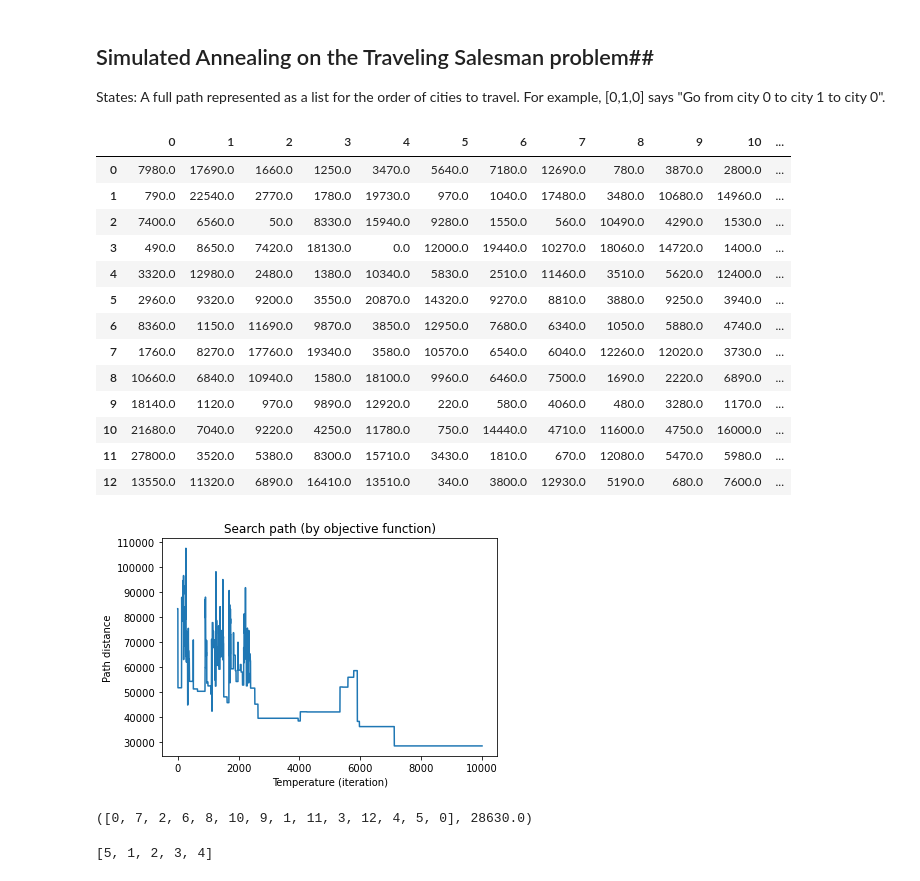
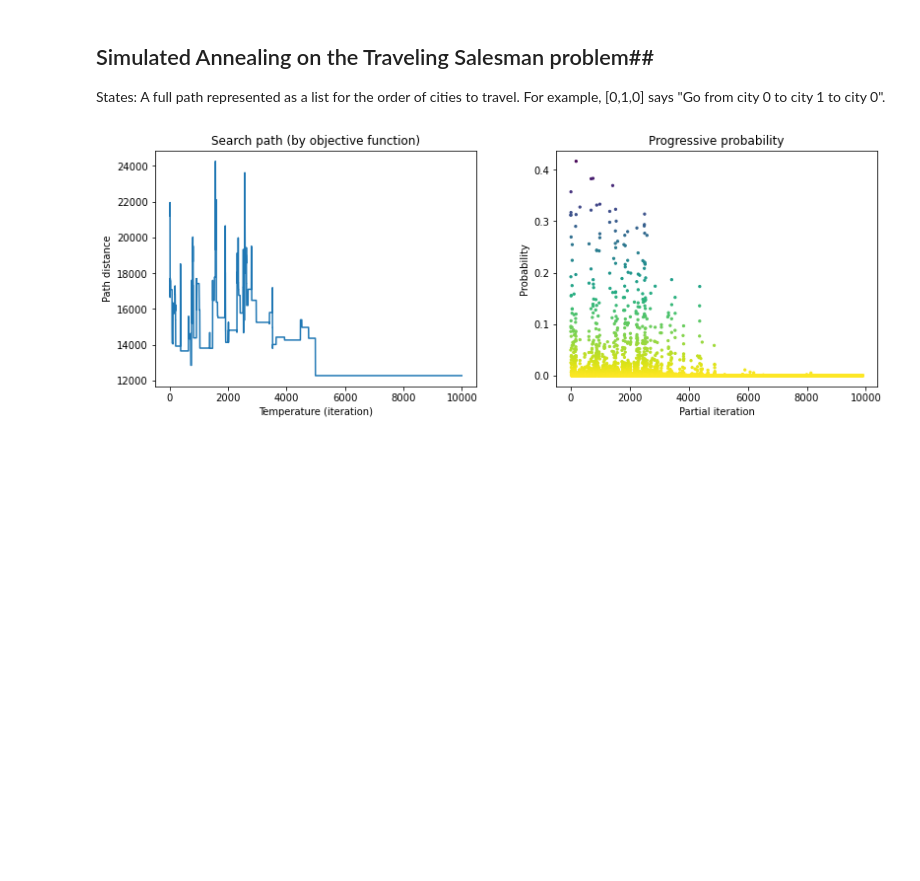
Before and after one commit to mstrand1/Traveling-salesman-problem-271P-, a Jupyter notebook: Simulated Annealing on Traveling Salesman 271P.ipynb, the cells around one changed output. Drawn from its saved outputs; the diff is of its cells as text; code cells hidden in the pictures; blank space fills up the shorter version.

```diff
--- a/Simulated Annealing on Traveling Salesman 271P.ipynb
+++ b/Simulated Annealing on Traveling Salesman 271P.ipynb
@@ -8,7 +8,7 @@ import random
 import pandas as pd
 import matplotlib.pyplot as plt
 
-def SA_TS(dist_mat, T, start_city, mean, sigma):
+def SA_TS(dist_mat, T, start_city, mean, sigma, temp_penalty):
 
     # Total distance for current path
     def objective_function(dist_mat, state):
@@ -31,6 +31,8 @@ def SA_TS(dist_mat, T, start_city, mean, sigma):
     initial.remove(start_city)
     initial.insert(0,start_city)
     initial.append(start_city)
+
+    p_array = []
     distance_array = []
 
     path = initial
@@ -41,8 +43,8 @@ def SA_TS(dist_mat, T, start_city, mean, sigma):
     for t in range(T,1,-1):
 
         distance_array.append(current_distance)
+
         new_path = switch_two_cities(path)
-
         new_distance = objective_function(dist_mat, new_path)
         E = current_distance - new_distance
 
@@ -57,63 +59,55 @@ def SA_TS(dist_mat, T, start_city, mean, sigma):
 
         else:
 
-            temp = (t+1)/T
-            Z = (E-mean)/sigma
-            p = np.exp(Z/temp)
+            temp = (t+1)/(temp_penalty*T)
+            Z = (E-mean)/sigma # allows temp to scale probability smoothly
+            p = np.exp(Z/temp) # probability of keeping bad new path -> 0 as time goes on
+            p_array.append(p)
 
+            # roll whether to keep longer new path anyway
             if np.random.binomial(1, p) == 1:
                 current_distance = new_distance
                 path = new_path
 
+
+    fig, axes = plt.subplots(1, 2, figsize=(12, 5))
+    fig.tight_layout(pad = 5)
+
+    plt.subplot(1, 2, 1)
     plt.plot(distance_array)
     plt.title('Search path (by objective function)')
     plt.ylabel('Path distance')
     plt.xlabel('Temperature (iteration)')
+    plt.subplot(1,2,2)
+    plt.scatter(np.arange(len(p_array)), p_array, s=5, c = p_array, cmap='viridis_r')
+    plt.title('Progressive probability')
+    plt.ylabel('Probability')
+    plt.xlabel('Partial iteration')
     plt.show()
 
     return best_path, best_distance
 # %%
 import numpy as np
 import pandas as pd
 
 def write_distance_matrix(n, mean, sigma):
     distance_matrix = np.zeros((n, n))
 
     for row in range(n):
         for col in range(n):
             distance = 0
             while distance <= 0:
                 distance = np.random.normal(mean, sigma)
                 distance_matrix[row][col] = round(distance,-1)
     return distance_matrix
 
 T = 10000
 mean = 100
-sigma = 10000
-distance_matrix = pd.DataFrame(write_distance_matrix(13, mean, sigma))
-display(distance_matrix)
+sigma = 1000
+temp_penalty = 0.85
+distance_matrix = pd.DataFrame(write_distance_matrix(26, mean, sigma))
+#display(distance_matrix)
 
-SA_TS(distance_matrix.to_numpy(), T, start_city = 0, mean = sigma, sigma = sigma)
+[x,y] = SA_TS(distance_matrix.to_numpy(), T, start_city = 0, mean = sigma, sigma = sigma, temp_penalty = temp_penalty)
 # %% [output]
-|  | 0 | 1 | 2 | 3 | 4 | 5 | 6 | 7 | 8 | 9 | 10 | ... |
-| 0 | 7980.0 | 17690.0 | 1660.0 | 1250.0 | 3470.0 | 5640.0 | 7180.0 | 12690.0 | 780.0 | 3870.0 | 2800.0 | ... |
-| 1 | 790.0 | 22540.0 | 2770.0 | 1780.0 | 19730.0 | 970.0 | 1040.0 | 17480.0 | 3480.0 | 10680.0 | 14960.0 | ... |
-| 2 | 7400.0 | 6560.0 | 50.0 | 8330.0 | 15940.0 | 9280.0 | 1550.0 | 560.0 | 10490.0 | 4290.0 | 1530.0 | ... |
-| 3 | 490.0 | 8650.0 | 7420.0 | 18130.0 | 0.0 | 12000.0 | 19440.0 | 10270.0 | 18060.0 | 14720.0 | 1400.0 | ... |
-| 4 | 3320.0 | 12980.0 | 2480.0 | 1380.0 | 10340.0 | 5830.0 | 2510.0 | 11460.0 | 3510.0 | 5620.0 | 12400.0 | ... |
-| 5 | 2960.0 | 9320.0 | 9200.0 | 3550.0 | 20870.0 | 14320.0 | 9270.0 | 8810.0 | 3880.0 | 9250.0 | 3940.0 | ... |
-| 6 | 8360.0 | 1150.0 | 11690.0 | 9870.0 | 3850.0 | 12950.0 | 7680.0 | 6340.0 | 1050.0 | 5880.0 | 4740.0 | ... |
-| 7 | 1760.0 | 8270.0 | 17760.0 | 19340.0 | 3580.0 | 10570.0 | 6540.0 | 6040.0 | 12260.0 | 12020.0 | 3730.0 | ... |
-| 8 | 10660.0 | 6840.0 | 10940.0 | 1580.0 | 18100.0 | 9960.0 | 6460.0 | 7500.0 | 1690.0 | 2220.0 | 6890.0 | ... |
-| 9 | 18140.0 | 1120.0 | 970.0 | 9890.0 | 12920.0 | 220.0 | 580.0 | 4060.0 | 480.0 | 3280.0 | 1170.0 | ... |
-| 10 | 21680.0 | 7040.0 | 9220.0 | 4250.0 | 11780.0 | 750.0 | 14440.0 | 4710.0 | 11600.0 | 4750.0 | 16000.0 | ... |
-| 11 | 27800.0 | 3520.0 | 5380.0 | 8300.0 | 15710.0 | 3430.0 | 1810.0 | 670.0 | 12080.0 | 5470.0 | 5980.0 | ... |
-| 12 | 13550.0 | 11320.0 | 6890.0 | 16410.0 | 13510.0 | 340.0 | 3800.0 | 12930.0 | 5190.0 | 680.0 | 7600.0 | ... |
-[figure, old version]
+[figure, new version]
-([0, 7, 2, 6, 8, 10, 9, 1, 11, 3, 12, 4, 5, 0], 28630.0)
-# %%
-a = [1,2,3,4]
-a.insert(0,5)
-a
-# %% [output]
-[5, 1, 2, 3, 4]
```
